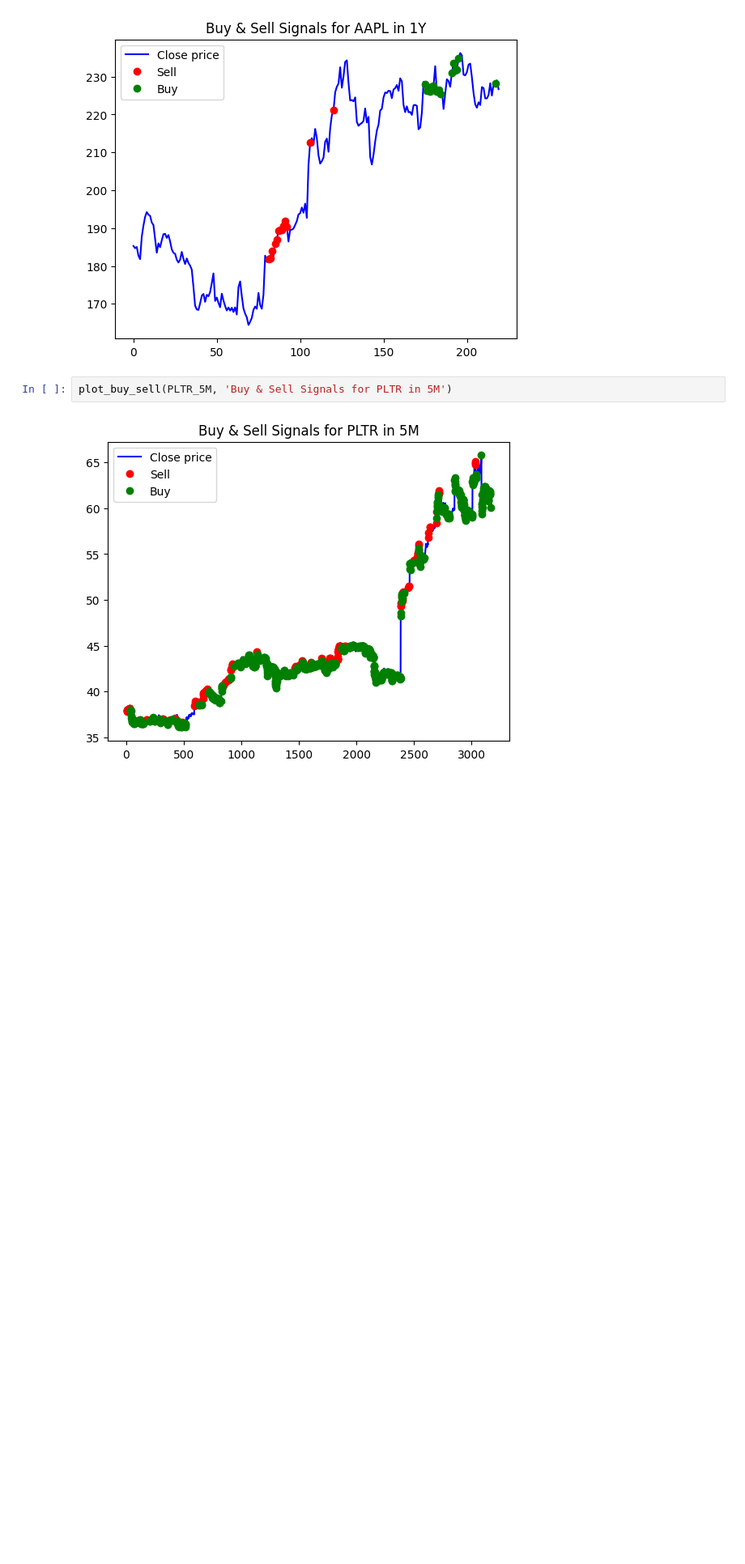
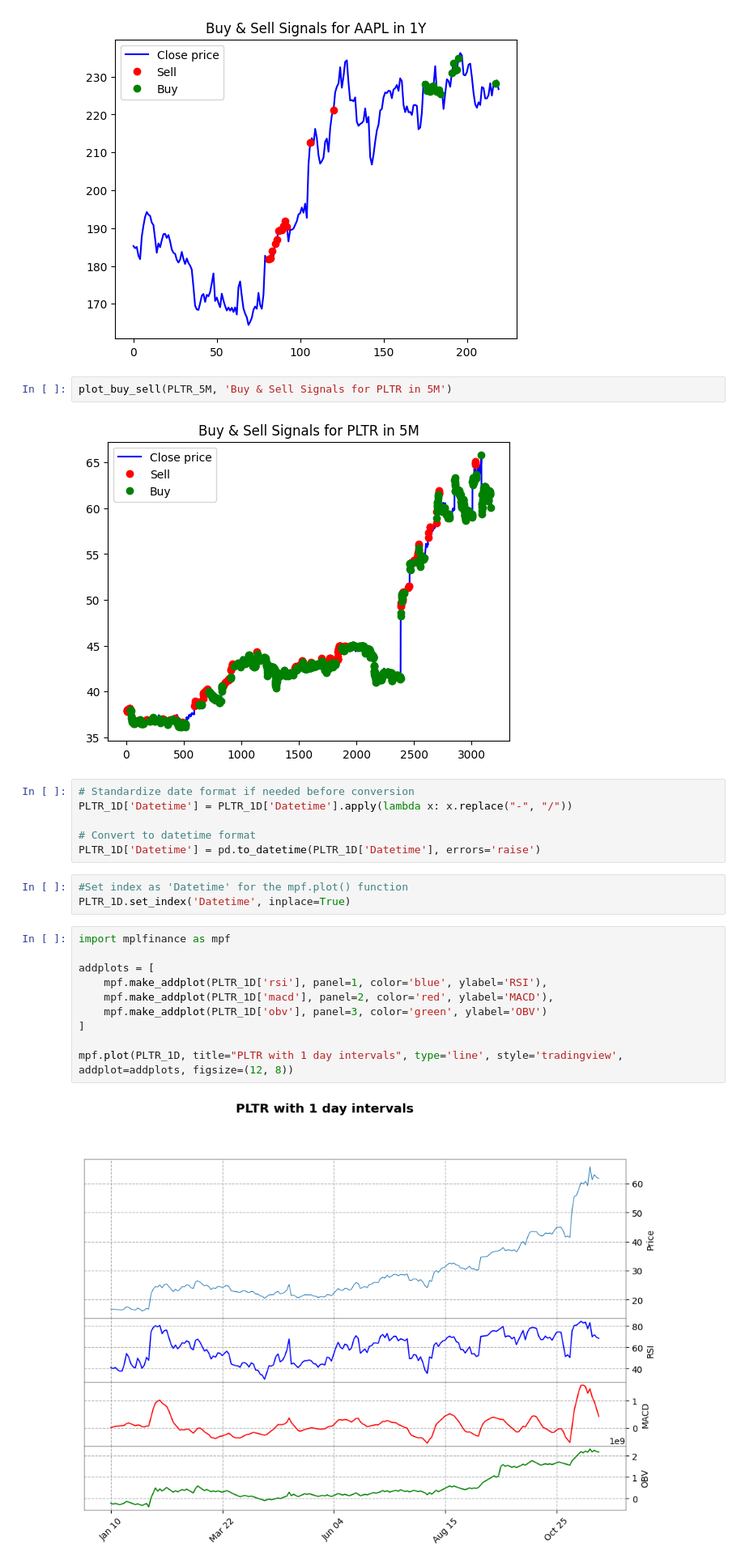
Before and after one commit to SeanMarcusJensen/ACIT4620-STOCK-FIS, a Jupyter notebook: main.ipynb, the cells around one changed output. Shown at 81% size. Cells and saved outputs as stored; diff of their text form; blank space fills up the shorter version.

Commit message:
mpl finance plotting

```diff
--- a/main.ipynb
+++ b/main.ipynb
@@ -71,3 +71,24 @@ plot_buy_sell(AAPL_1D, 'Buy & Sell Signals for AAPL in 1Y')
 plot_buy_sell(PLTR_5M, 'Buy & Sell Signals for PLTR in 5M')
 # %% [output]
 [figure]
+# %%
+# Standardize date format if needed before conversion
+PLTR_1D['Datetime'] = PLTR_1D['Datetime'].apply(lambda x: x.replace("-", "/"))
+
+# Convert to datetime format
+PLTR_1D['Datetime'] = pd.to_datetime(PLTR_1D['Datetime'], errors='raise')
+# %%
+#Set index as 'Datetime' for the mpf.plot() function
+PLTR_1D.set_index('Datetime', inplace=True)
+# %%
+import mplfinance as mpf
+
+addplots = [
+    mpf.make_addplot(PLTR_1D['rsi'], panel=1, color='blue', ylabel='RSI'),
+    mpf.make_addplot(PLTR_1D['macd'], panel=2, color='red', ylabel='MACD'),
+    mpf.make_addplot(PLTR_1D['obv'], panel=3, color='green', ylabel='OBV')
+]
+
+mpf.plot(PLTR_1D, title="PLTR with 1 day intervals", type='line', style='tradingview', addplot=addplots, figsize=(12, 8))
+# %% [output]
+[figure, added]
```
Also changed, not shown: parts of 2 cells of this notebook.
